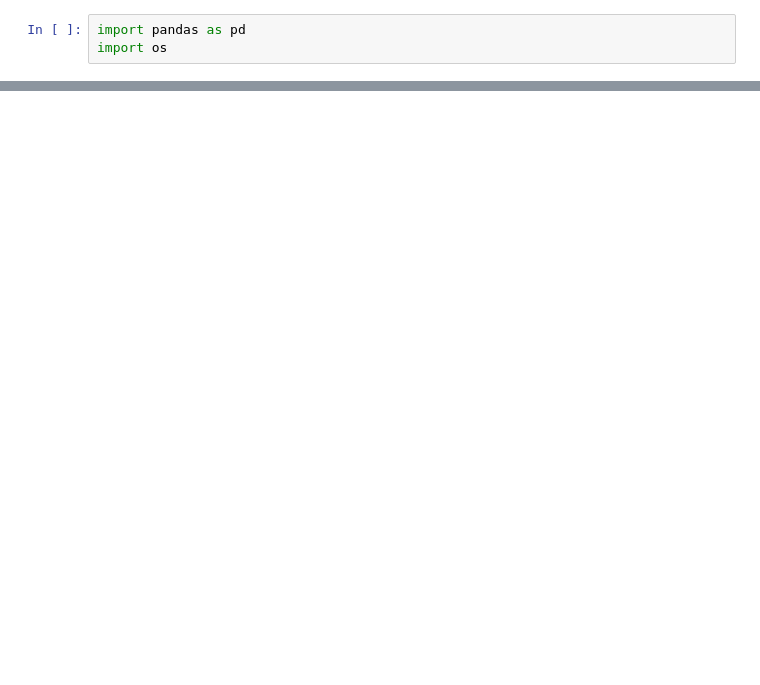
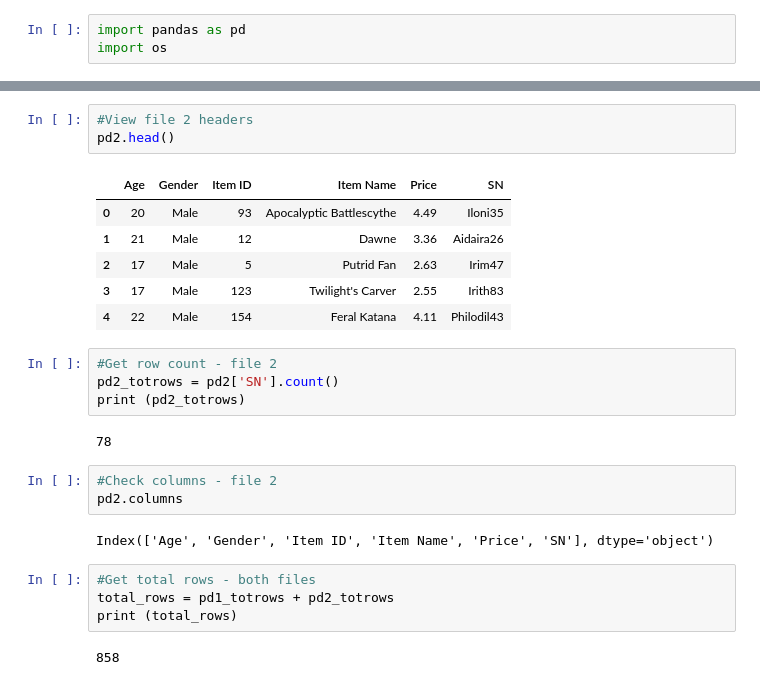
Before and after one commit to dianekvg/pandas-challenge, a Jupyter notebook: Heroes_of_Pymoli.ipynb, the cells around one changed output, grey strips where cells are left out. Cells and saved outputs as stored; diff of their text form; blank space fills up the shorter version.

```diff
--- a/Heroes_of_Pymoli.ipynb
+++ b/Heroes_of_Pymoli.ipynb
@@ -24,0 +32,27 @@ new_coders_pd.head()
+# %%
+#View file 2 headers
+pd2.head()
+# %% [output]
+|  | Age | Gender | Item ID | Item Name | Price | SN |
+| 0 | 20 | Male | 93 | Apocalyptic Battlescythe | 4.49 | Iloni35 |
+| 1 | 21 | Male | 12 | Dawne | 3.36 | Aidaira26 |
+| 2 | 17 | Male | 5 | Putrid Fan | 2.63 | Irim47 |
+| 3 | 17 | Male | 123 | Twilight's Carver | 2.55 | Irith83 |
+| 4 | 22 | Male | 154 | Feral Katana | 4.11 | Philodil43 |
+# %%
+#Get row count - file 2
+pd2_totrows = pd2['SN'].count()
+print (pd2_totrows)
+# %% [output]
+78
+# %%
+#Check columns - file 2
+pd2.columns
+# %% [output]
+Index(['Age', 'Gender', 'Item ID', 'Item Name', 'Price', 'SN'], dtype='object')
+# %%
+#Get total rows - both files
+total_rows = pd1_totrows + pd2_totrows
+print (total_rows)
+# %% [output]
+858
```
Also changed, not shown: parts of 27 cells of this notebook, 1 other file.
